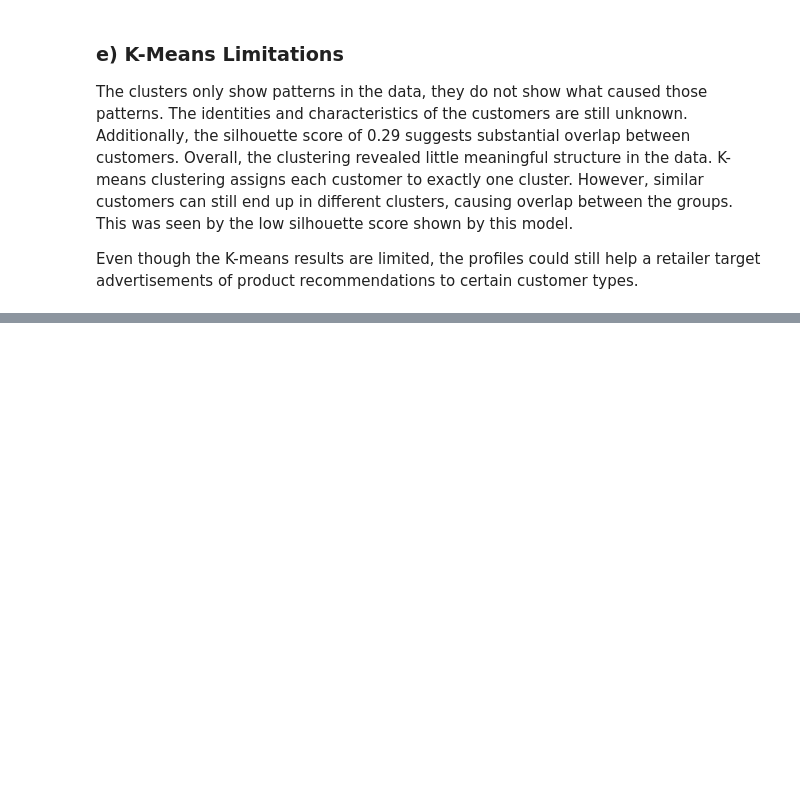
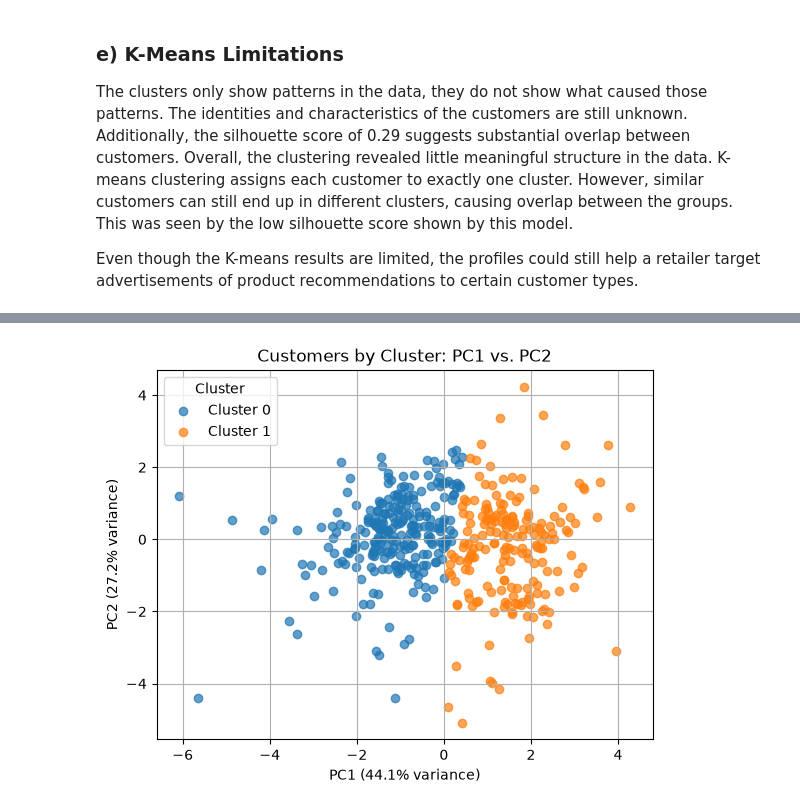
Before and after one commit to codettlaff/CPTS_575, a Jupyter notebook: assignment5/assignment5.ipynb, the cells around one changed output, grey strips where cells are left out. Cells and saved outputs as stored; diff of their text form; code cells hidden in the pictures; blank space fills up the shorter version.

```diff
--- a/assignment5/assignment5.ipynb
+++ b/assignment5/assignment5.ipynb
@@ -204,0 +261,17 @@ Even though the K-means results are limited, the profiles could still help a ret
+# %%
+for cluster in np.unique(labels_2):
+    mask = labels_2 == cluster
+    plt.scatter(
+        X_pca[mask, 0],
+        X_pca[mask, 1],
+        label=f"Cluster {cluster}",
+        alpha=0.7)
+
+plt.xlabel(f"PC1 ({pca.explained_variance_ratio_[0]:.1%} variance)")
+plt.ylabel(f"PC2 ({pca.explained_variance_ratio_[1]:.1%} variance)")
+plt.title("Customers by Cluster: PC1 vs. PC2")
+plt.legend(title="Cluster")
+plt.grid(True)
+plt.show()
+# %% [output]
+[figure, added]
```
Also changed, not shown: parts of 11 cells of this notebook.
